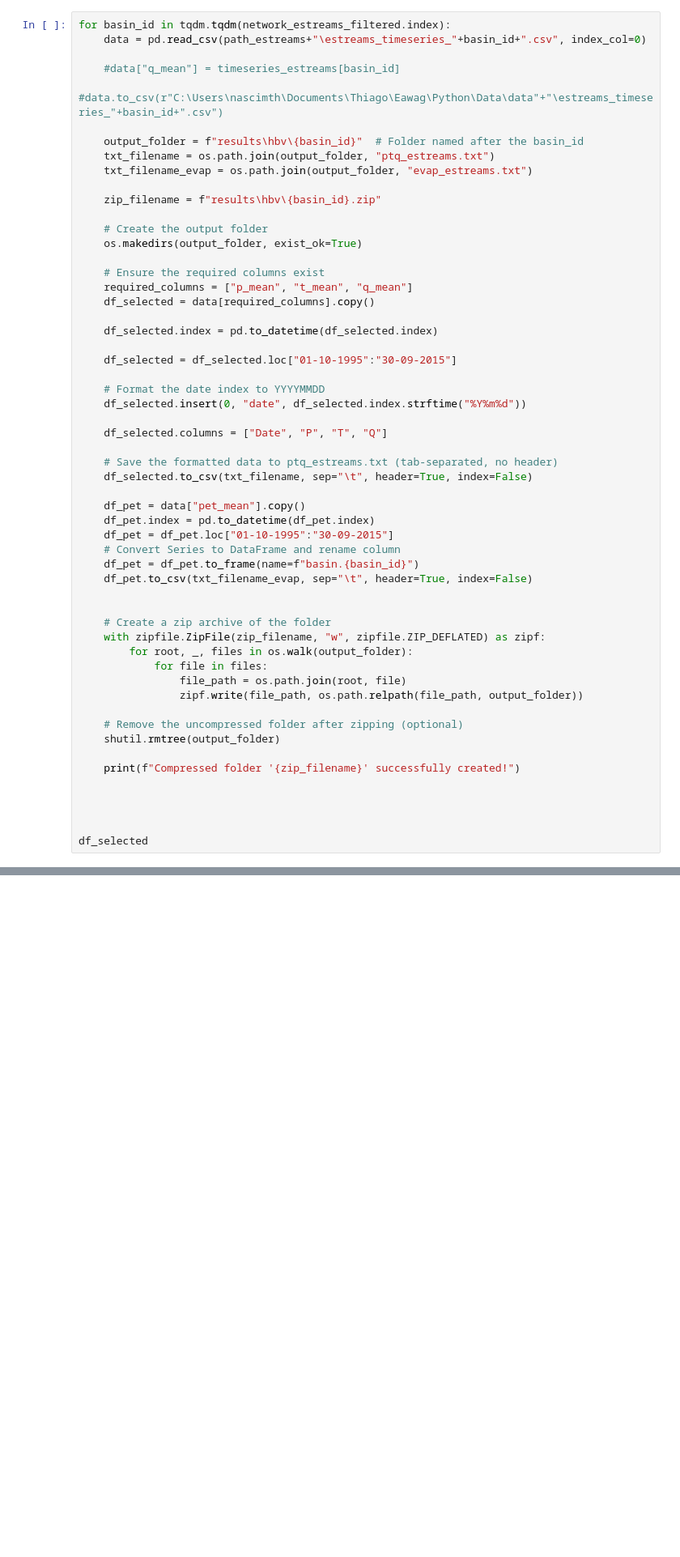
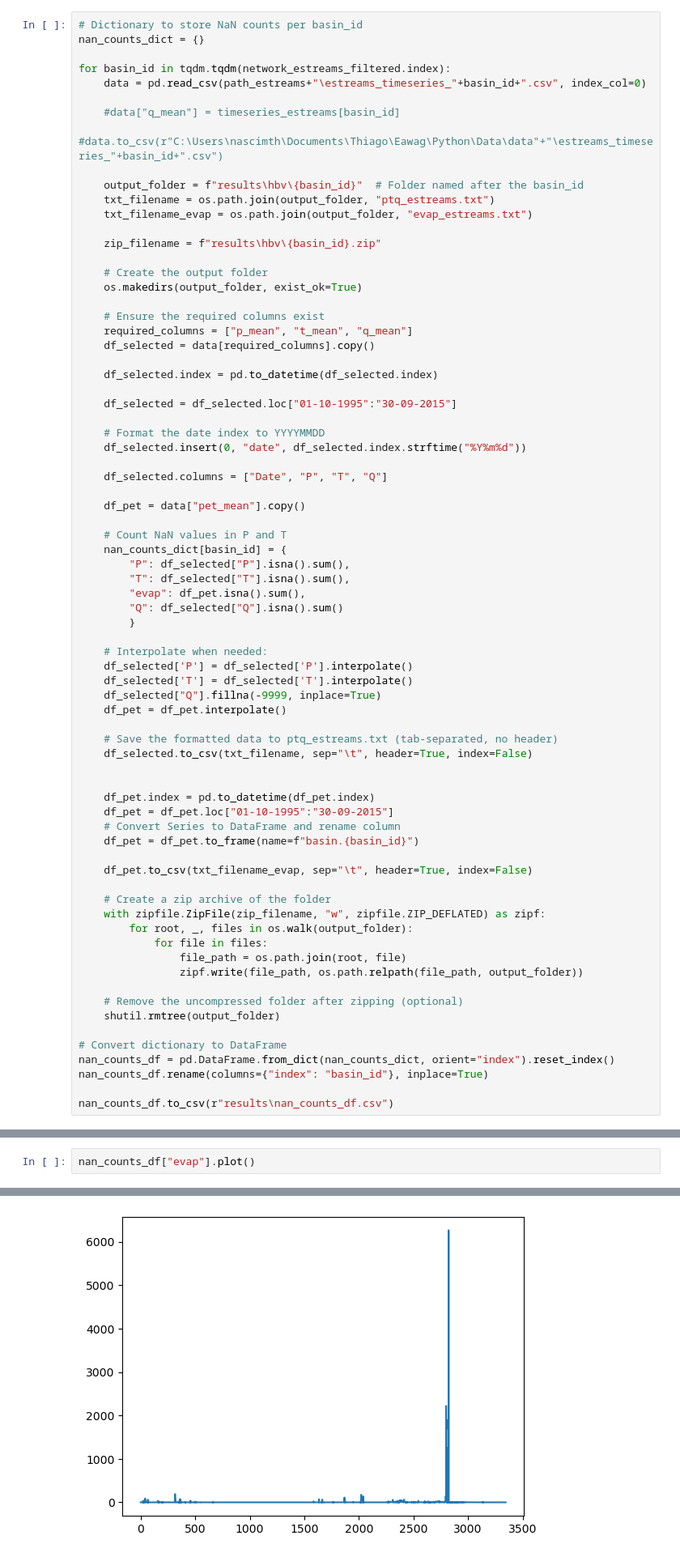
Before and after one commit to thiagovmdon/EOBS-quality, a Jupyter notebook: code/Paper_Quality_EOBS_Data_EStreams_HBV.ipynb, the cells around one changed output, grey strips where cells are left out. Shown at 81% size. Saved outputs shown, nothing was run; the diff lists cells and outputs as text; blank space fills up the shorter version.

Commit message:
Some adjusts of the data to be uploaded for the hbv simulations

```diff
--- a/code/Paper_Quality_EOBS_Data_EStreams_HBV.ipynb
+++ b/code/Paper_Quality_EOBS_Data_EStreams_HBV.ipynb
@@ -186,6 +186,9 @@ import os
 import shutil
 import zipfile
 # %%
+# Dictionary to store NaN counts per basin_id
+nan_counts_dict = {}
+
 for basin_id in tqdm.tqdm(network_estreams_filtered.index):
     data = pd.read_csv(path_estreams+"\estreams_timeseries_"+basin_id+".csv", index_col=0)
 
@@ -214,16 +217,32 @@ for basin_id in tqdm.tqdm(network_estreams_filtered.index):
 
     df_selected.columns = ["Date", "P", "T", "Q"]
 
+    df_pet = data["pet_mean"].copy()
+
+    # Count NaN values in P and T
+    nan_counts_dict[basin_id] = {
+        "P": df_selected["P"].isna().sum(),
+        "T": df_selected["T"].isna().sum(),
+        "evap": df_pet.isna().sum(),
+        "Q": df_selected["Q"].isna().sum()
+        }
+
+    # Interpolate when needed:
+    df_selected['P'] = df_selected['P'].interpolate()
+    df_selected['T'] = df_selected['T'].interpolate()
+    df_selected["Q"].fillna(-9999, inplace=True)
+    df_pet = df_pet.interpolate()
+
     # Save the formatted data to ptq_estreams.txt (tab-separated, no header)
     df_selected.to_csv(txt_filename, sep="\t", header=True, index=False)
 
-    df_pet = data["pet_mean"].copy()
+
     df_pet.index = pd.to_datetime(df_pet.index)
     df_pet = df_pet.loc["01-10-1995":"30-09-2015"]
     # Convert Series to DataFrame and rename column
     df_pet = df_pet.to_frame(name=f"basin.{basin_id}")
+
     df_pet.to_csv(txt_filename_evap, sep="\t", header=True, index=False)
-
 
     # Create a zip archive of the folder
     with zipfile.ZipFile(zip_filename, "w", zipfile.ZIP_DEFLATED) as zipf:
@@ -235,9 +254,8 @@ for basin_id in tqdm.tqdm(network_estreams_filtered.index):
     # Remove the uncompressed folder after zipping (optional)
     shutil.rmtree(output_folder)
 
-    print(f"Compressed folder '{zip_filename}' successfully created!")
+# Convert dictionary to DataFrame
+nan_counts_df = pd.DataFrame.from_dict(nan_counts_dict, orient="index").reset_index()
+nan_counts_df.rename(columns={"index": "basin_id"}, inplace=True)
 
-
-
-
-df_selected
+nan_counts_df.to_csv(r"results\nan_counts_df.csv")
@@ -269,0 +292,3 @@ Compressed folder 'results\hbv\AT000044.zip' successfully created!
+# %%
+nan_counts_df["evap"].plot()
+# %% [output]
@@ -270,2 +296,3 @@ Compressed folder 'results\hbv\AT000044.zip' successfully created!
+[figure, added]
 # %% [markdown]
 # End
```
Also changed, not shown: parts of 4 cells of this notebook.
